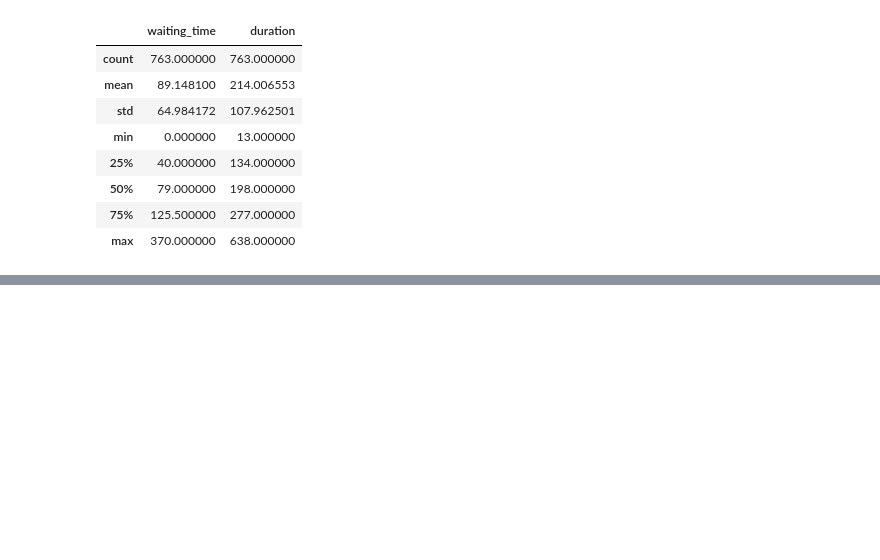
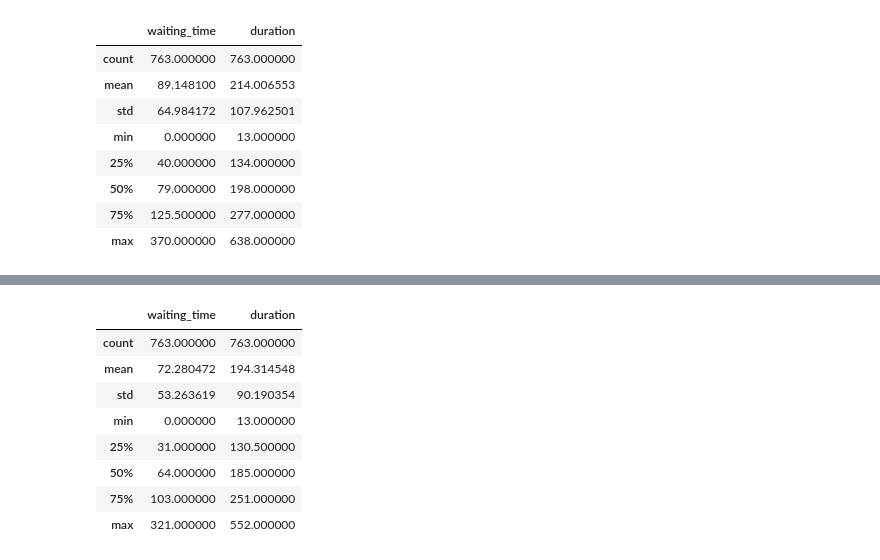
Before and after one commit to robertriosm/upmega, a Jupyter notebook: analisis.ipynb, the cells around one changed output, grey strips where cells are left out. Cells and saved outputs as stored; diff of their text form; code cells hidden in the pictures; blank space fills up the shorter version.

```diff
--- a/analisis.ipynb
+++ b/analisis.ipynb
@@ -121,0 +155,14 @@ df_f.describe()
+# %%
+df_nosga = get_df("history/outputsg80p10m2touruniP15/260.xml")
+
+df_nosga.describe()
+# %% [output]
+|  | waiting_time | duration |
+| count | 763.000000 | 763.000000 |
+| mean | 72.280472 | 194.314548 |
+| std | 53.263619 | 90.190354 |
+| min | 0.000000 | 13.000000 |
+| 25% | 31.000000 | 130.500000 |
+| 50% | 64.000000 | 185.000000 |
+| 75% | 103.000000 | 251.000000 |
+| max | 321.000000 | 552.000000 |
```
Also changed, not shown: parts of 4 cells of this notebook, 3 other files.
